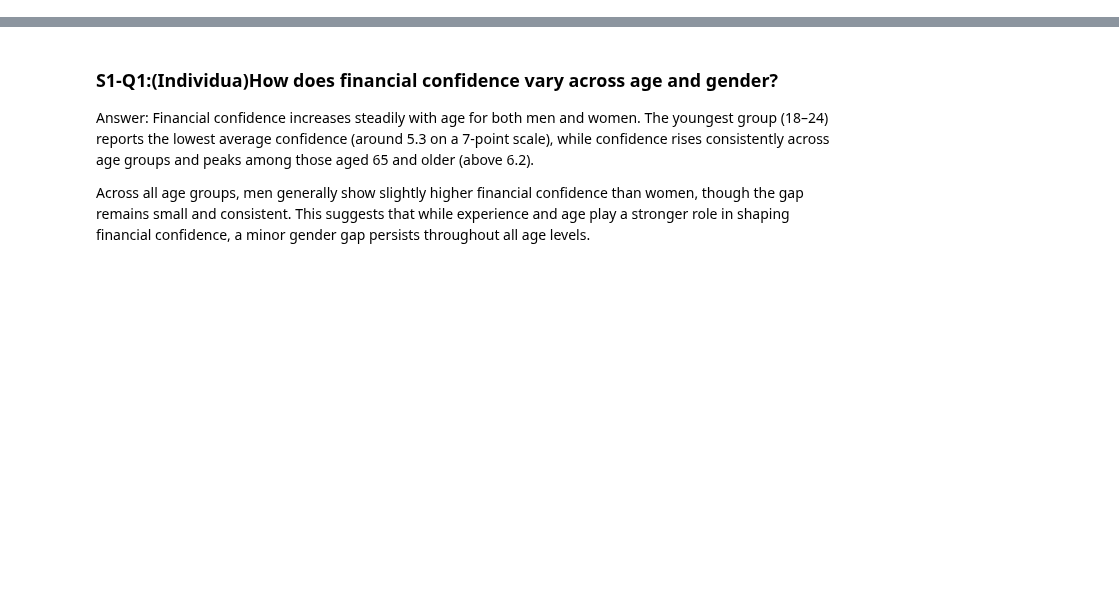
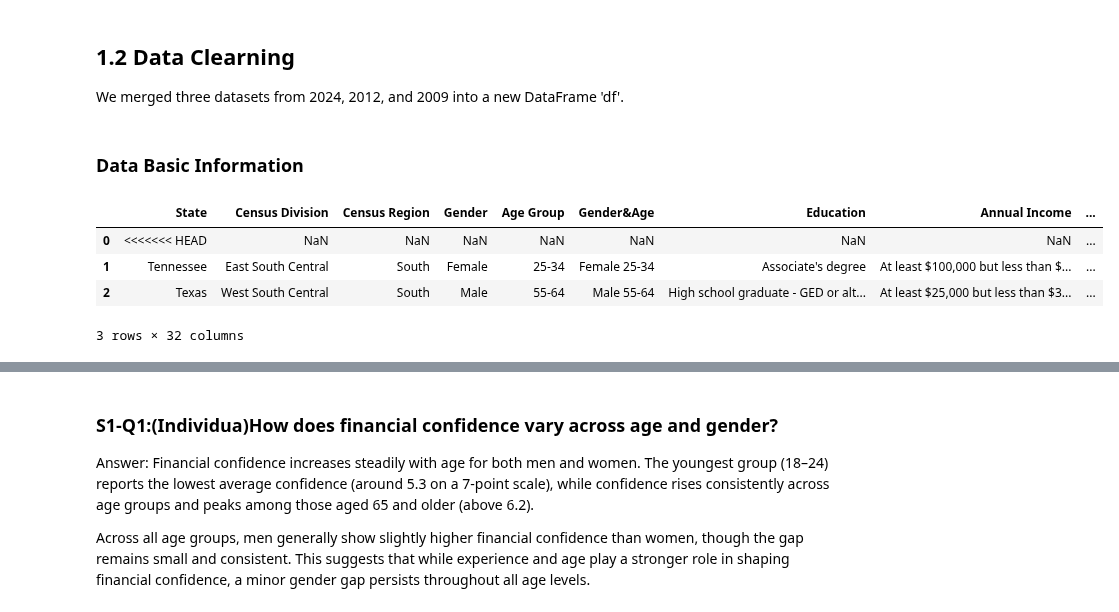
Before and after one commit to Fasty8/ba780-fall25-a08, a Jupyter notebook: FINRA National Financial Capability Study/yinyue_Visualizations.ipynb, the cells around one changed output, grey strips where cells are left out. Saved outputs shown, nothing was run; the diff lists cells and outputs as text; code cells hidden in the pictures; blank space fills up the shorter version.

Commit message:
Updated notebook
- Added title at the top
- Added introduction, include, executive summary, and problem statement
- Added data source and data basic description
- Added title for EDA and description

```diff
--- a/FINRA National Financial Capability Study/yinyue_Visualizations.ipynb
+++ b/FINRA National Financial Capability Study/yinyue_Visualizations.ipynb
@@ -21,0 +41,4 @@ sunset_orange_blue = LinearSegmentedColormap.from_list(
+# %% [markdown]
+## 1.2 Data Clearning
+
+We merged three datasets from 2024, 2012, and 2009 into a new DataFrame 'df'.
@@ -21,0 +65,10 @@ sunset_orange_blue = LinearSegmentedColormap.from_list(
+# %% [markdown]
+### Data Basic Information
+# %%
+df.head(3)
+# %% [output]
+|  | State | Census Division | Census Region | Gender | Age Group | Gender&Age | Education | Annual Income | ... |
+| 0 | <<<<<<< HEAD | NaN | NaN | NaN | NaN | NaN | NaN | NaN | ... |
+| 1 | Tennessee | East South Central | South | Female | 25-34 | Female 25-34 | Associate's degree | At least $100,000 but less than $... | ... |
+| 2 | Texas | West South Central | South | Male | 55-64 | Male 55-64 | High school graduate - GED or alt... | At least $25,000 but less than $3... | ... |
+3 rows × 32 columns
```
Also changed, not shown: parts of 19 cells of this notebook.
